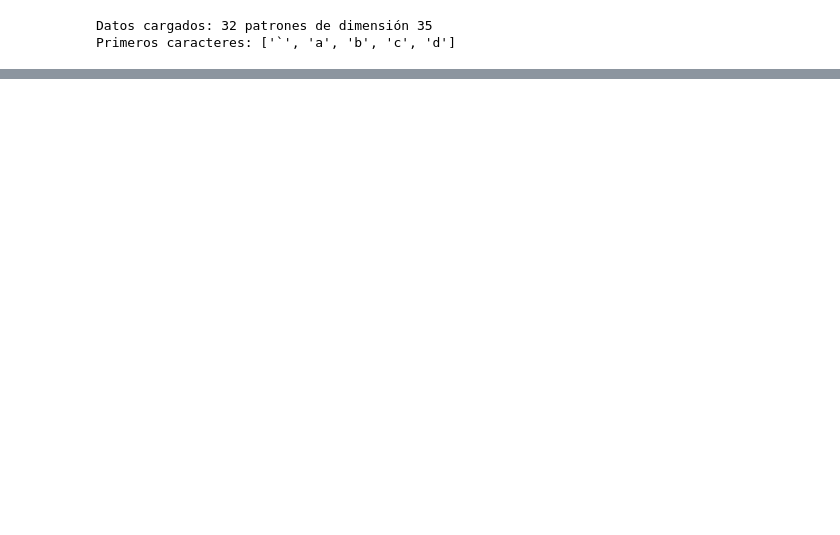
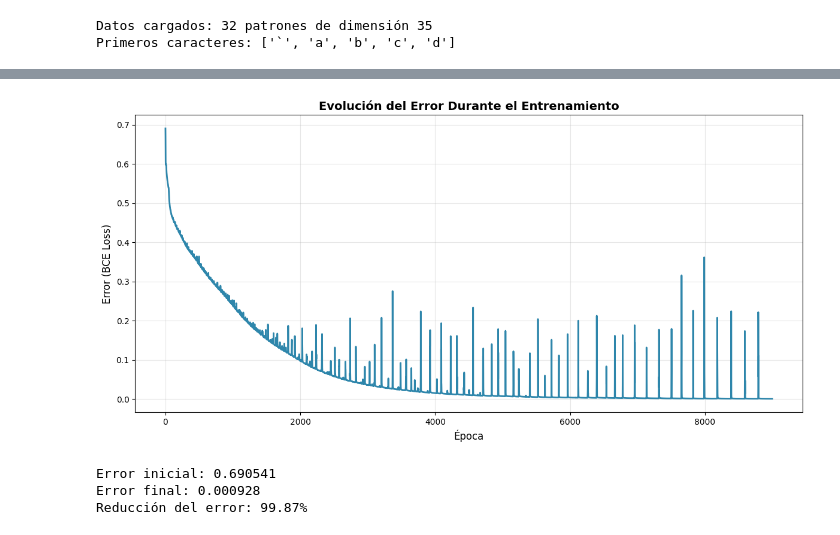
Before and after one commit to Patricklt2/SIA-TP5, a Jupyter notebook: src/runnables/ej1.ipynb, the cells around one changed output, grey strips where cells are left out. Drawn from its saved outputs; the diff is of its cells as text; code cells hidden in the pictures; blank space fills up the shorter version.

```diff
--- a/src/runnables/ej1.ipynb
+++ b/src/runnables/ej1.ipynb
@@ -96,7 +85,23 @@ Entrenamiento completado!
 Entrenamiento completado!
-# %%
-# Visualizar la pérdida durante el entrenamiento
-plot_training_loss(history)
+# %%
+# Graficar el error a través de las épocas
+plt.figure(figsize=(12, 6))
+plt.plot(history, linewidth=2, color='#2E86AB')
+plt.title('Evolución del Error Durante el Entrenamiento', fontsize=14, fontweight='bold')
+plt.xlabel('Época', fontsize=12)
+plt.ylabel('Error (BCE Loss)', fontsize=12)
+plt.grid(True, alpha=0.3)
+plt.tight_layout()
+plt.show()
+
+print(f"Error inicial: {history[0]:.6f}")
+print(f"Error final: {history[-1]:.6f}")
+print(f"Reducción del error: {((history[0] - history[-1]) / history[0] * 100):.2f}%")
+# %% [output]
+[figure, added]
+Error inicial: 0.690541
+Error final: 0.000928
+Reducción del error: 99.87%
 # %%
 import matplotlib.pyplot as plt
 def plot_latent_space(latent_representations, char_labels, title="Representación de 32 Patrones en el Espacio Latente (Z1 vs Z2)"):
```
Also changed, not shown: parts of 17 cells of this notebook.
